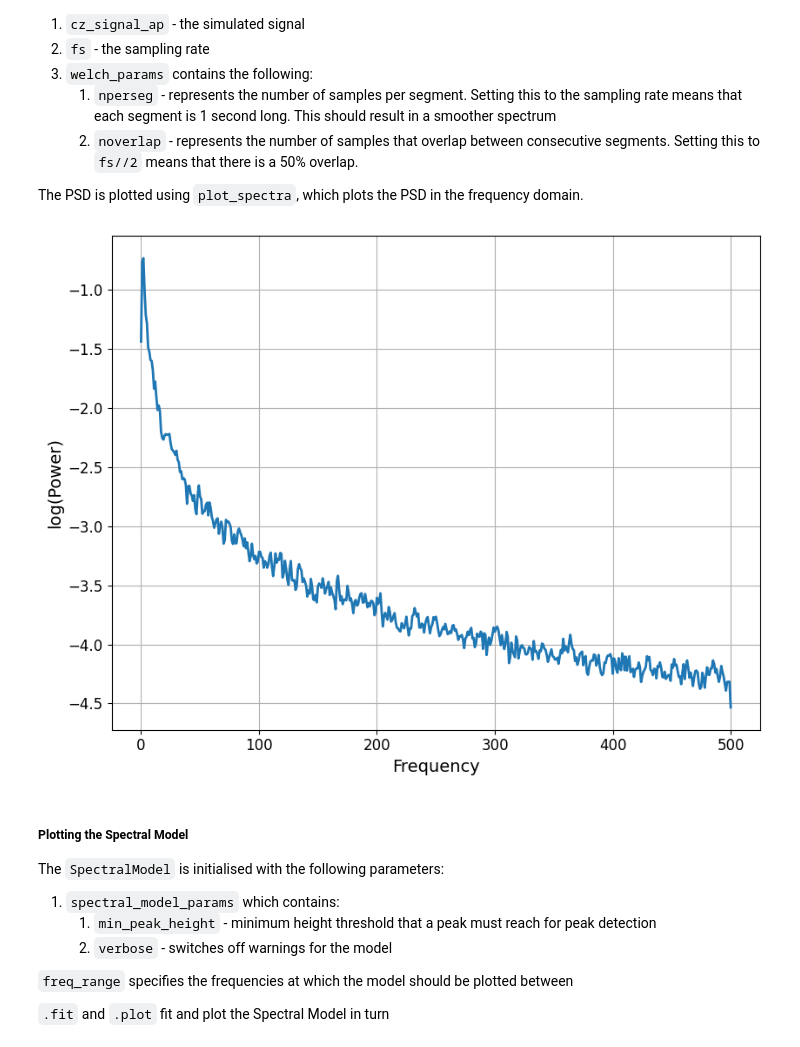
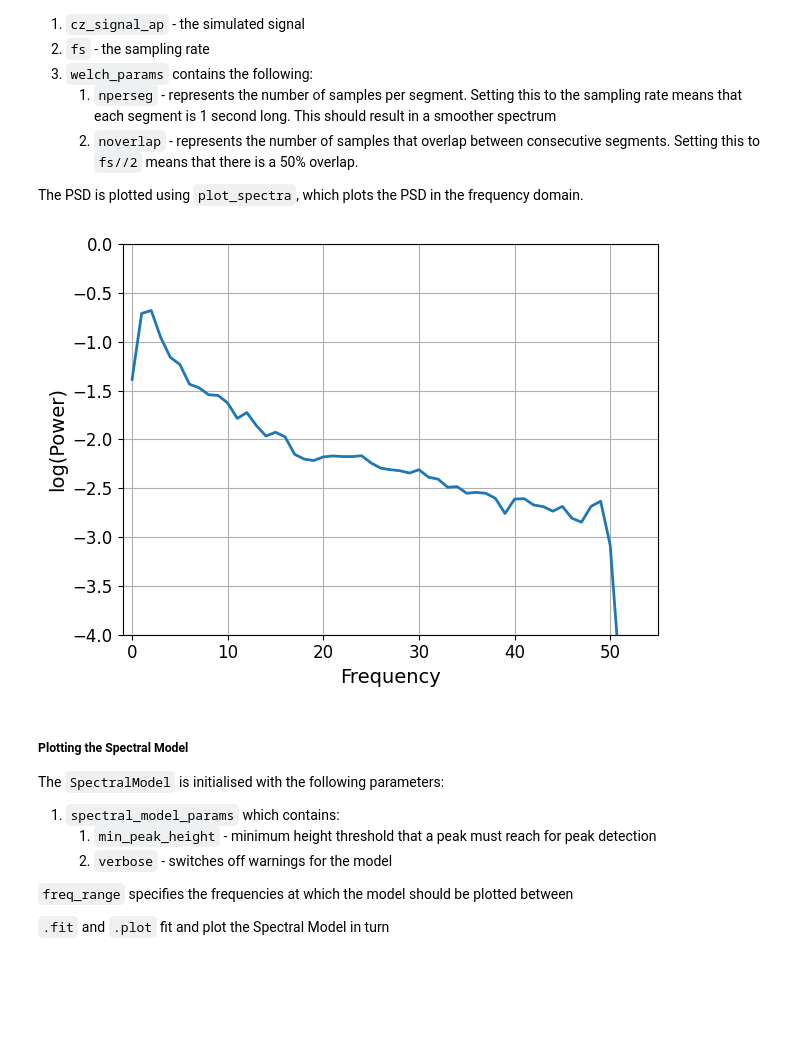
Before and after one commit to chloehooper18/DissertationSimulations, a Jupyter notebook: 02 Simulations 1ppt/01_Cz_Simulation.ipynb, the cells around one changed output. Saved outputs shown, nothing was run; the diff lists cells and outputs as text; code cells hidden in the pictures; blank space fills up the shorter version.

Commit message:
Added low pass filter and changed axis for PSD plots

```diff
--- a/02 Simulations 1ppt/01_Cz_Simulation.ipynb
+++ b/02 Simulations 1ppt/01_Cz_Simulation.ipynb
@@ -40,6 +41,7 @@ n_seconds = params["n_seconds"]
 fs = params["s_rate"]
 exponent = params["exponent"]
 high_pass_filter = params["high_pass_filter"]
+low_pass_filter = params["low_pass_filter"]
 
 cz_seed(params) # Sets random seed for consistency
 times = cz_times(params) # Created time vector for Cz signal
@@ -52,7 +54,7 @@ The aperiodic simulated signal is created using `sim_powerlaw`, with the followi
 4. `f_range` - a high-pass filter is utilised to filter out frequencies below this value
 # %%
 # Simulating aperiodic Cz signal
-cz_signal_ap = sim_powerlaw (n_seconds, fs, exponent = exponent, f_range = [high_pass_filter, None])
+cz_signal_ap = sim_powerlaw (n_seconds, fs, exponent = exponent, f_range = [high_pass_filter, low_pass_filter])
 # %% [markdown]
 ##### Plotting the time series of the aperiodic Cz signal
 The simulated signal is then plotted as a time series using the `plot_time_series` function. Two parameters are required for this to run:
@@ -75,11 +77,18 @@ The PSD is computed via the function `compute_spectrum_welch` with the following
 The PSD is plotted using `plot_spectra`, which plots the PSD in the frequency domain.
 # %%
 # Plot the simulated data, in the frequency domain
+fig, ax = plt.subplots()
+
 welch_dict = welch_params(params)
 freqs, powers = compute_spectrum_welch(cz_signal_ap, fs, **welch_dict)
-plot_spectra(freqs, powers, log_powers=True)
+plot_spectra(freqs, powers, log_powers=True, ax=ax)
+
+ax.set_xlim(-1, 55)
+ax.set_ylim(-4, 0)
+
+plt.show()
 # %% [output]
-[figure, old version]
+[figure, new version]
 # %% [markdown]
 ##### Plotting the Spectral Model
 The `SpectralModel` is initialised with the following parameters:
```
Also changed, not shown: parts of 8 cells of this notebook.
